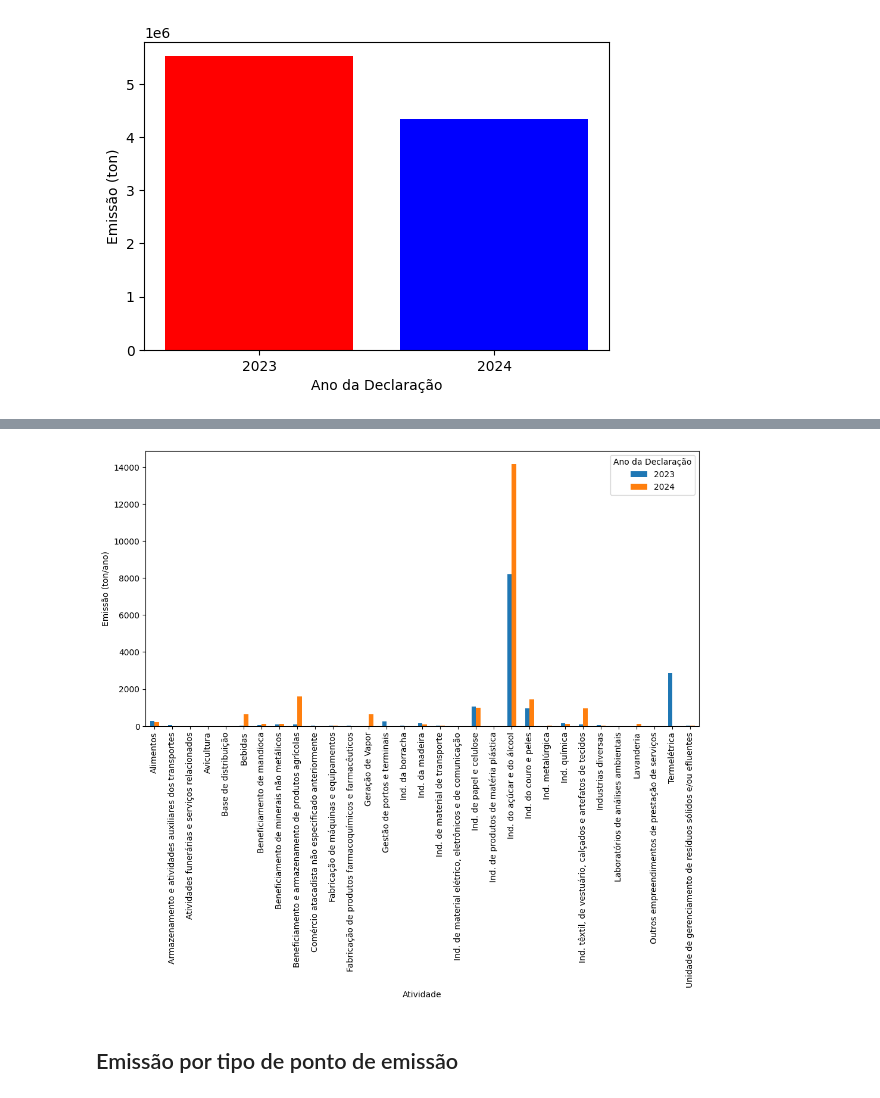
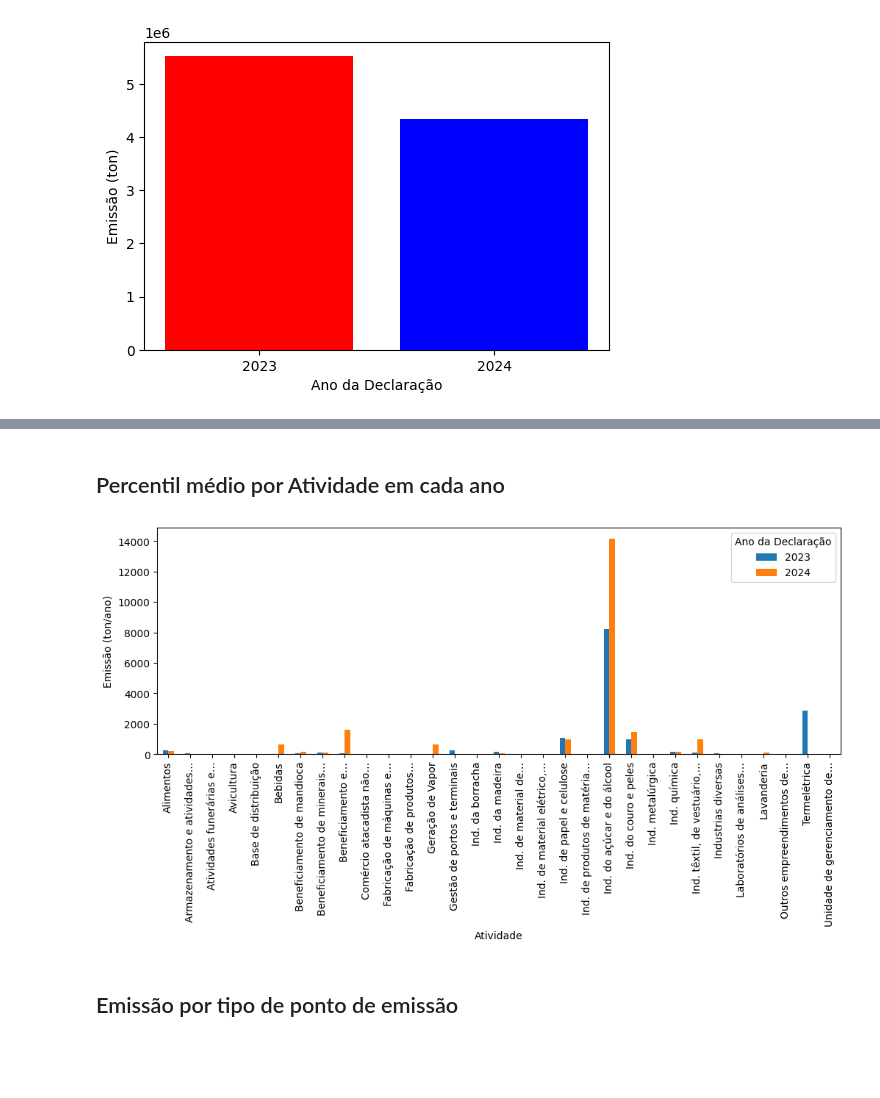
Before and after one commit to diasclarissa/python_env_app, a Jupyter notebook: Notebook/Trabalho01.ipynb, the cells around one changed output, grey strips where cells are left out. Saved outputs shown, nothing was run; the diff lists cells and outputs as text; code cells hidden in the pictures; blank space fills up the shorter version.

```diff
--- a/Notebook/Trabalho01.ipynb
+++ b/Notebook/Trabalho01.ipynb
@@ -32,15 +32,15 @@ dfs = []
 for file in files:
     print(file)
     # Abre o arquivo
-    df = pd.read_csv(r"C:\Users\satiu\Documents\GitHub\python_env_app\dados\trabalho1" + "/" + file)
+    df_0 = pd.read_csv(r"C:\Users\satiu\Documents\GitHub\python_env_app\dados\trabalho1" + "/" + file)
     # Agora adiciono o DataFrame df na lista dfs que eu criei
-    dfs.append(df)
+    dfs.append(df_0)
 
 # Concatena todos os DataFrames (crio uma outra tabela com todas as informações das 2 tabelas)
 df_all = pd.concat(dfs, ignore_index=True)
 
 # Para ter noção do formato da tabela
-df_all.head()
+df_all.dtypes
 # %% [output]
 Relatorio_Inventario_Completo_MPT_2023.csv
 Relatorio_Inventario_Completo_MPT_2024.csv
@@ -220,22 +267,30 @@ fig.savefig(r"C:\Users\satiu\Documents\GitHub\python_env_app\output\MP10\Emissao
+# %% [markdown]
+## Percentil médio por Atividade em cada ano
 # %%
 # MÉDIA POR ATIVIDADE EM CADA ANO (2023 vs 2024)
 
-media_ano_atividade = (df_all.groupby(['Ano da Declaração', 'Atividade'], as_index=False)['Taxa ton/ano'].median().rename(columns={'Taxa ton/ano': 'Emissão média (ton/ano)'}))
+media_ano_atividade = (df_all.groupby(['Ano da Declaração', 'Atividade'], as_index=False)\
+['Taxa ton/ano'].median().rename(columns={'Taxa ton/ano': 'Emissão média (ton/ano)'}))
+
+from textwrap import shorten
+# Encurta apenas os textos dentro da coluna 'Atividade'
+media_ano_atividade['Atividade'] = media_ano_atividade['Atividade'].astype(str).apply(lambda s: shorten(s, width=28, placeholder='…'))
 
 # Tabela comparativa lado a lado (todas as atividades)
 # pivot(Atividade vira índice, coluna separada pra cada ano, conteúdo das células é a emissão média
-comparativo = (media_ano_atividade.pivot(index='Atividade', columns='Ano da Declaração', values='Emissão média (ton/ano)').fillna(0)) # NaN = 0
+comparativo = (media_ano_atividade.pivot(index='Atividade', columns='Ano da Declaração'\
+, values='Emissão média (ton/ano)').fillna(0)) # NaN = 0
 
 # Gráfico com todas as atividades
-fig, ax = plt.subplots(figsize=(12, 6))
+fig, ax = plt.subplots(figsize=(12, 4))
 comparativo.plot(kind='bar', ax=ax)
 ax.set_xlabel('Atividade')
 ax.set_ylabel('Emissão (ton/ano)')
 ax.legend(title='Ano da Declaração')
 
-fig.savefig(r"C:\Users\satiu\Documents\GitHub\python_env_app\output\MP10\Emissao_por_setor_comparativo_anos.png")
+fig.savefig(r"C:\Users\satiu\Documents\GitHub\python_env_app\output\MP10\Emissao_por_setor_comparativo_anos.png", bbox_inches='tight', pad_inches=0.2,dpi=300)
 # %% [output]
-[figure, old version]
+[figure, new version]
 # %% [markdown]
 ## Emissão por tipo de ponto de emissão
 # %%
```
Also changed, not shown: parts of 13 cells of this notebook.
